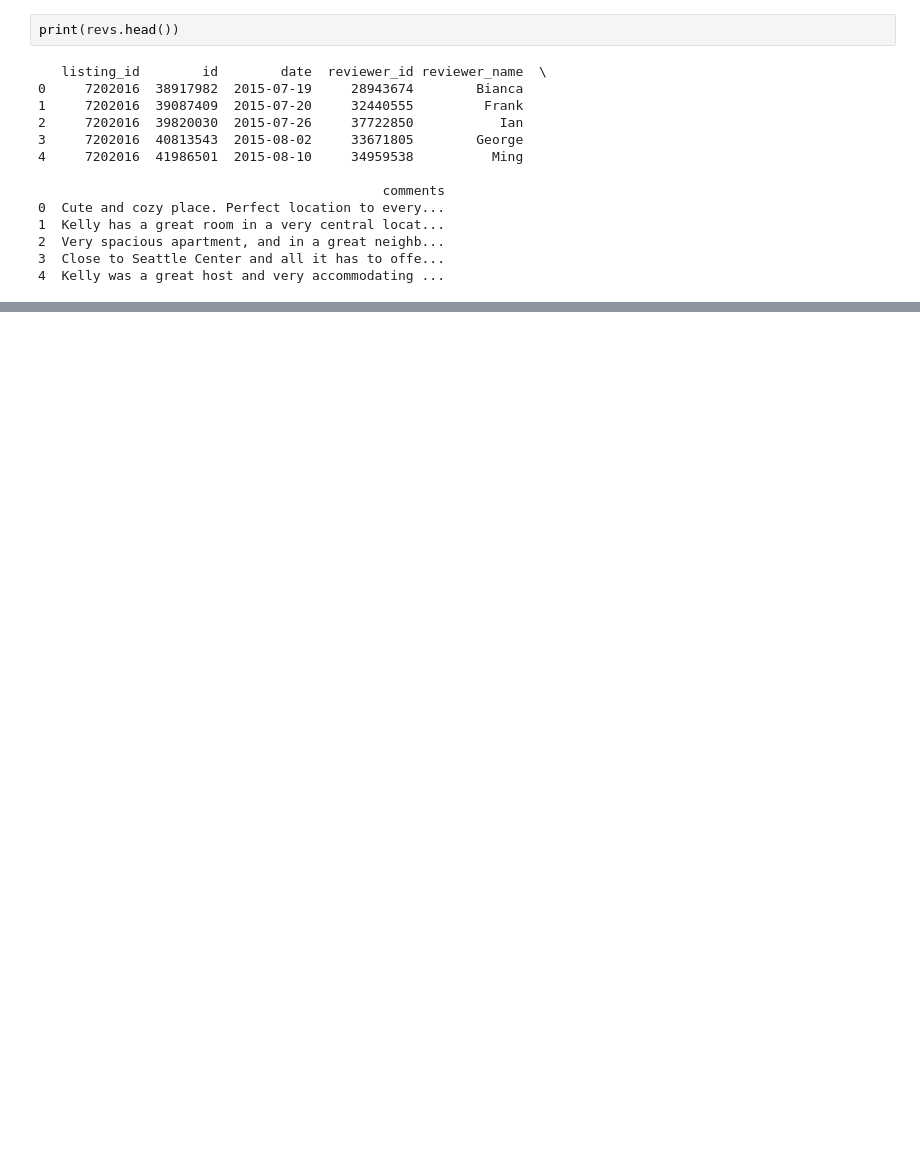
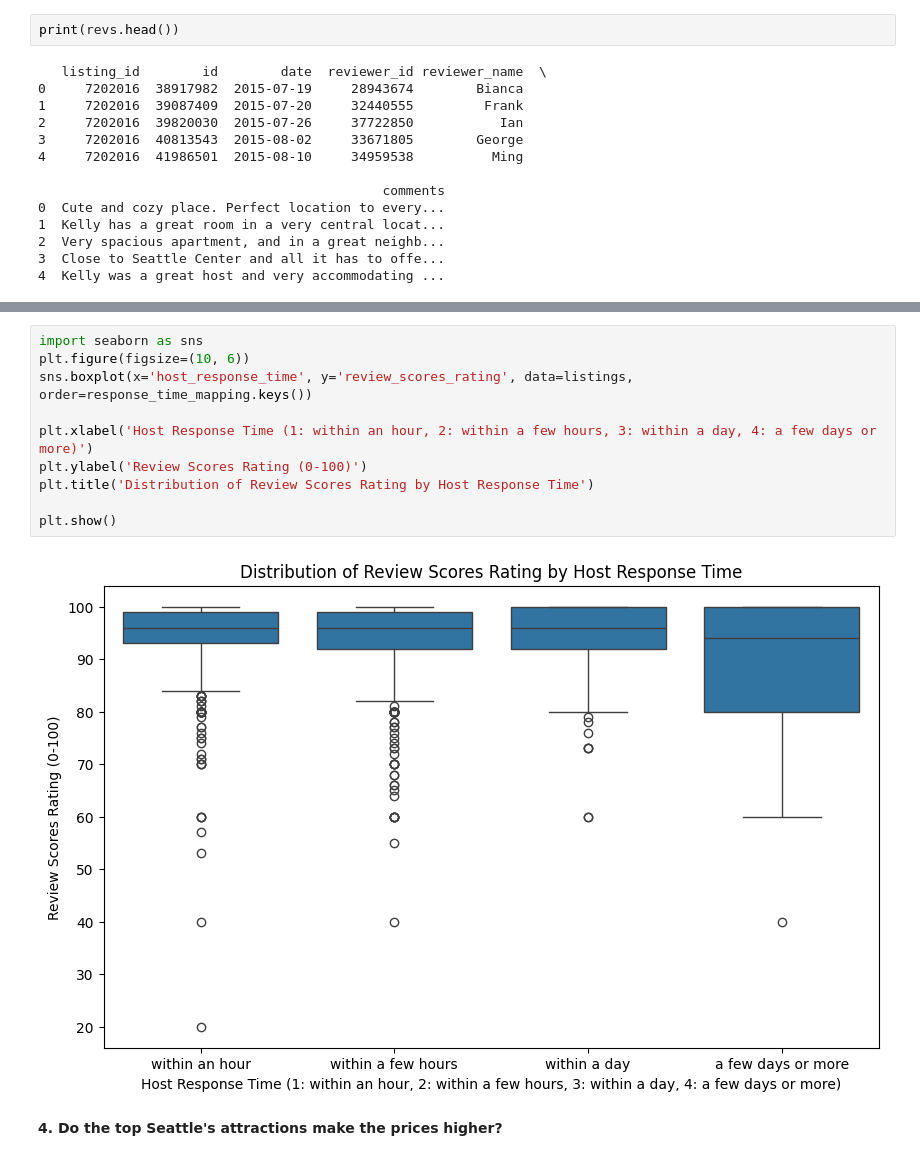
Before and after one commit to edgtzolmedo/udacity-airbnb-project, a Jupyter notebook: project-1-udacity.ipynb, the cells around one changed output, grey strips where cells are left out. Drawn from its saved outputs; the diff is of its cells as text; blank space fills up the shorter version.

```diff
--- a/project-1-udacity.ipynb
+++ b/project-1-udacity.ipynb
@@ -53,0 +206,14 @@ print(revs.head())
+# %%
+import seaborn as sns
+plt.figure(figsize=(10, 6))
+sns.boxplot(x='host_response_time', y='review_scores_rating', data=listings, order=response_time_mapping.keys())
+
+plt.xlabel('Host Response Time (1: within an hour, 2: within a few hours, 3: within a day, 4: a few days or more)')
+plt.ylabel('Review Scores Rating (0-100)')
+plt.title('Distribution of Review Scores Rating by Host Response Time')
+
+plt.show()
+# %% [output]
+[figure, added]
+# %% [markdown]
+**4. Do the top Seattle's attractions make the prices higher?**
```
Also changed, not shown: parts of 19 cells of this notebook, 1 other file.
